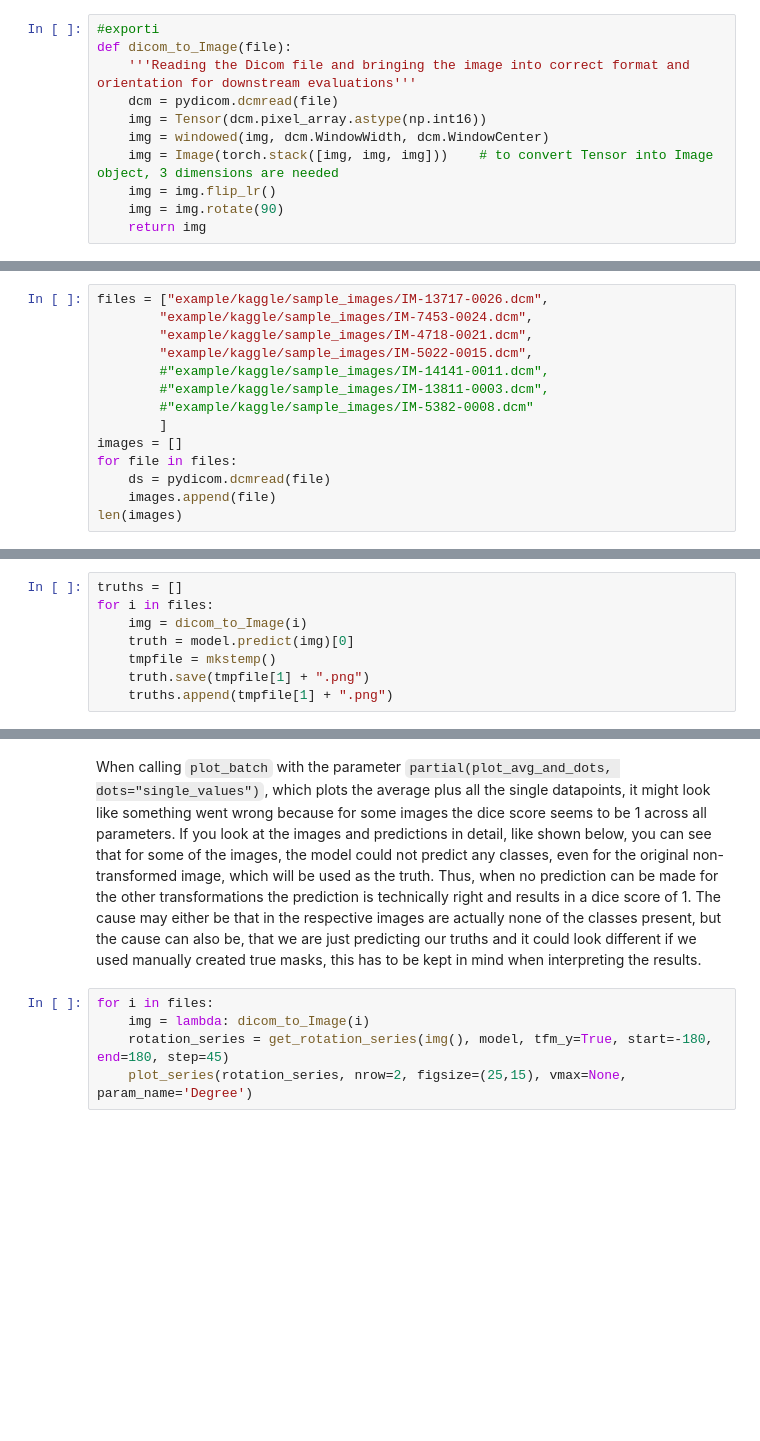
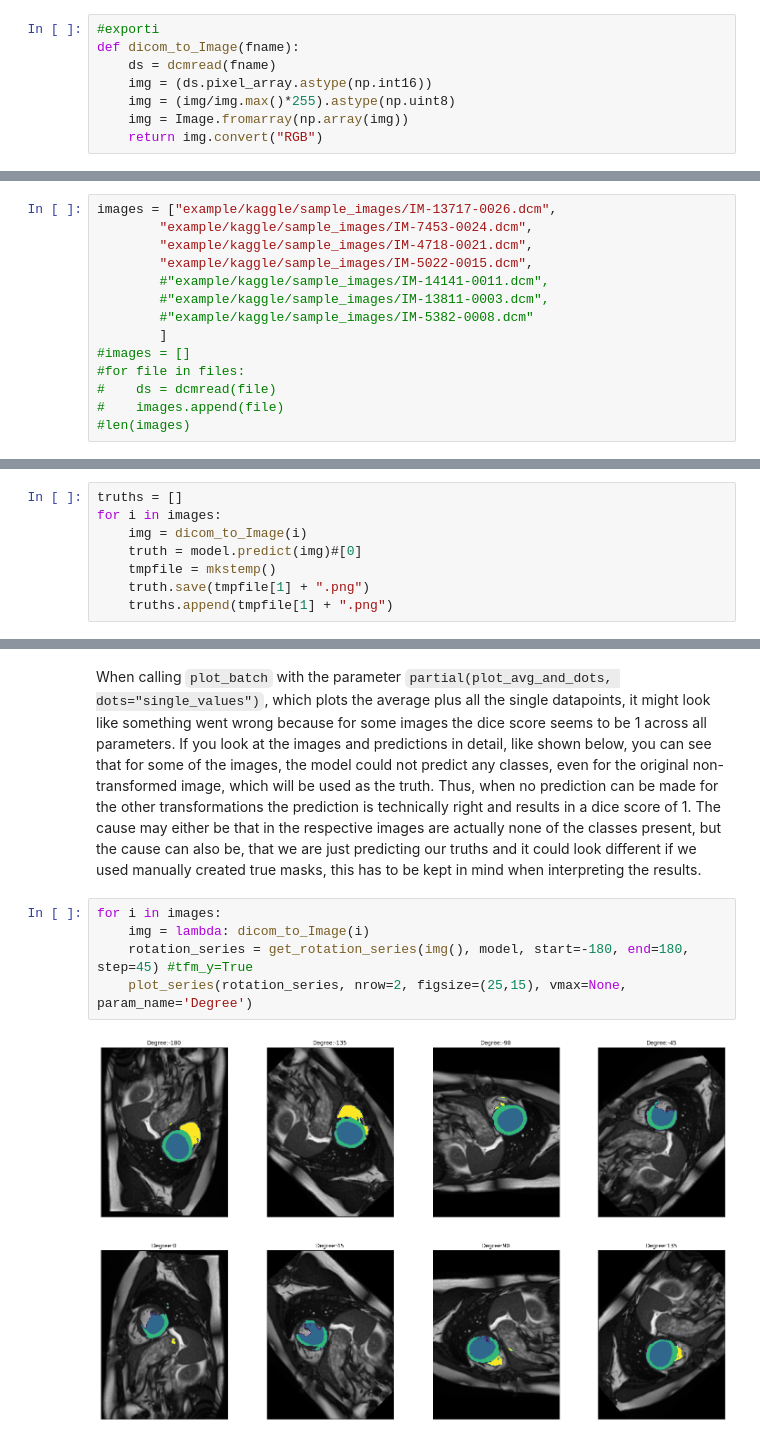
Before and after one commit to chfc-cmi/misas, a Jupyter notebook: 08_batch_mode.ipynb, the cells around one changed output, grey strips where cells are left out. Drawn from its saved outputs; the diff is of its cells as text; blank space fills up the shorter version.

```diff
--- a/08_batch_mode.ipynb
+++ b/08_batch_mode.ipynb
@@ -83,18 +50,15 @@ def windowed(tensor, width, center):
 # %%
 #exporti
-def dicom_to_Image(file):
-    '''Reading the Dicom file and bringing the image into correct format and orientation for downstream evaluations'''
-    dcm = pydicom.dcmread(file)
-    img = Tensor(dcm.pixel_array.astype(np.int16))
-    img = windowed(img, dcm.WindowWidth, dcm.WindowCenter)
-    img = Image(torch.stack([img, img, img]))    # to convert Tensor into Image object, 3 dimensions are needed
-    img = img.flip_lr()
-    img = img.rotate(90)
-    return img
+def dicom_to_Image(fname):
+    ds = dcmread(fname)
+    img = (ds.pixel_array.astype(np.int16))
+    img = (img/img.max()*255).astype(np.uint8)
+    img = Image.fromarray(np.array(img))
+    return img.convert("RGB")
 # %% [markdown]
 For these demonstration purposes, images are selected randomly from all images that have the attributes "Slice Location and "Trigger Time" and that are not automatically generated images that contain plain text or multiple images:
 # %%
-files = ["example/kaggle/sample_images/IM-13717-0026.dcm",
+images = ["example/kaggle/sample_images/IM-13717-0026.dcm",
         "example/kaggle/sample_images/IM-7453-0024.dcm",
         "example/kaggle/sample_images/IM-4718-0021.dcm",
         "example/kaggle/sample_images/IM-5022-0015.dcm",
@@ -102,8 +66,8 @@ files = ["example/kaggle/sample_images/IM-13717-0026.dcm",
         #"example/kaggle/sample_images/IM-13811-0003.dcm",
         #"example/kaggle/sample_images/IM-5382-0008.dcm"
         ]
-images = []
-for file in files:
-    ds = pydicom.dcmread(file)
-    images.append(file)
-len(images)
+#images = []
+#for file in files:
+#    ds = dcmread(file)
+#    images.append(file)
+#len(images)
@@ -152,9 +116,9 @@ def batch_results(images, model, eval_functions, true_masks=None, components=['b
 In this example we are passing a list of true masks to the function that will be used for evaluation. Since this is only for demonstration purposes, we will manually generate the list of true masks by predicting the truth for every image and saving it to a temporary directory and storing the path names in a list, from where `batch_results` can access it.
 # %%
 truths = []
-for i in files:
+for i in images:
     img = dicom_to_Image(i)
-    truth = model.predict(img)[0]
+    truth = model.predict(img)#[0]
     tmpfile = mkstemp()
     truth.save(tmpfile[1] + ".png")
     truths.append(tmpfile[1] + ".png")
@@ -322,7 +286,9 @@ plot_batch(dihedral_results_with_truths, partial(plot_avg_and_dots, draw_line=Fa
 # %% [markdown]
 When calling `plot_batch` with the parameter `partial(plot_avg_and_dots, dots="single_values")`, which plots the average plus all the single datapoints, it might look like something went wrong because for some images the dice score seems to be 1 across all parameters. If you look at the images and predictions in detail, like shown below, you can see that for some of the images, the model could not predict any classes, even for the original non-transformed image, which will be used as the truth. Thus, when no prediction can be made for the other transformations the prediction is technically right and results in a dice score of 1. The cause may either be that in the respective images are actually none of the classes present, but the cause can also be, that we are just predicting our truths and it could look different if we used manually created true masks, this has to be kept in mind when interpreting the results.
 # %%
-for i in files:
+for i in images:
     img = lambda: dicom_to_Image(i)
-    rotation_series = get_rotation_series(img(), model, tfm_y=True, start=-180, end=180, step=45)
+    rotation_series = get_rotation_series(img(), model, start=-180, end=180, step=45) #tfm_y=True
     plot_series(rotation_series, nrow=2, figsize=(25,15), vmax=None, param_name='Degree')
+# %% [output]
+[figure, added]
```
Also changed, not shown: parts of 13 cells of this notebook, 7 other files.
